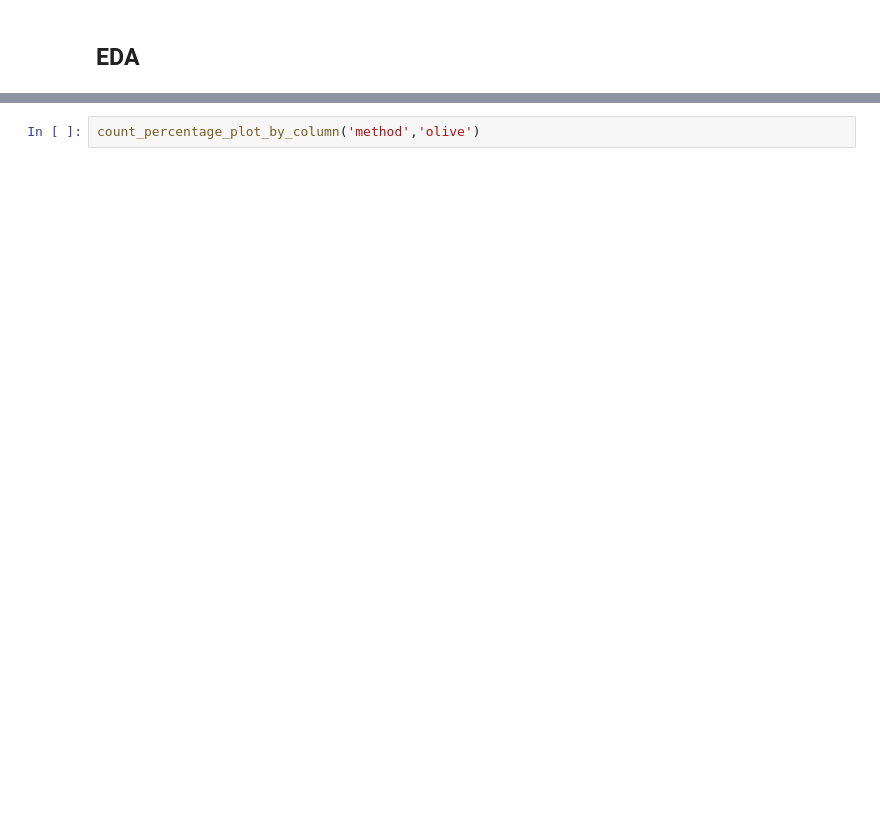
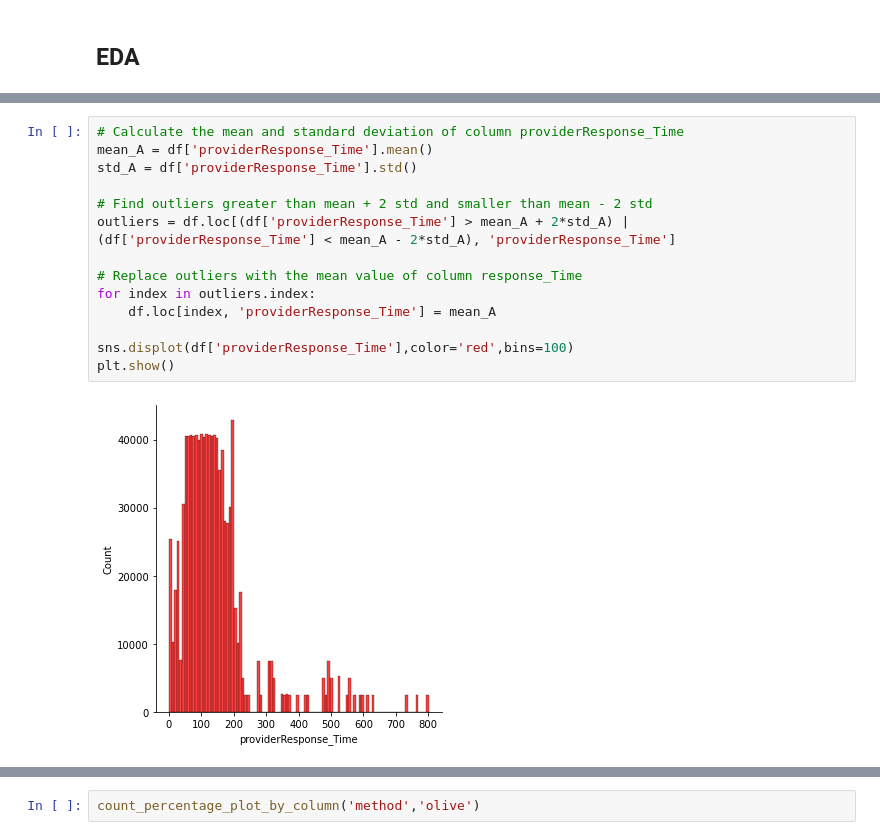
Before and after one commit to amyrmahdy/api-management, a Jupyter notebook: APIM.ipynb, the cells around one changed output, grey strips where cells are left out. Cells and saved outputs as stored; diff of their text form; blank space fills up the shorter version.

```diff
--- a/APIM.ipynb
+++ b/APIM.ipynb
@@ -171,0 +164,16 @@ available_colors = ['aliceblue', 'antiquewhite', 'aqua', 'aquamarine', 'azure',
+# %%
+# Calculate the mean and standard deviation of column providerResponse_Time
+mean_A = df['providerResponse_Time'].mean()
+std_A = df['providerResponse_Time'].std()
+
+# Find outliers greater than mean + 2 std and smaller than mean - 2 std
+outliers = df.loc[(df['providerResponse_Time'] > mean_A + 2*std_A) | (df['providerResponse_Time'] < mean_A - 2*std_A), 'providerResponse_Time']
+
+# Replace outliers with the mean value of column response_Time
+for index in outliers.index:
+    df.loc[index, 'providerResponse_Time'] = mean_A
+
+sns.displot(df['providerResponse_Time'],color='red',bins=100)
+plt.show()
+# %% [output]
+[figure, added]
```
Also changed, not shown: parts of 84 cells of this notebook.
